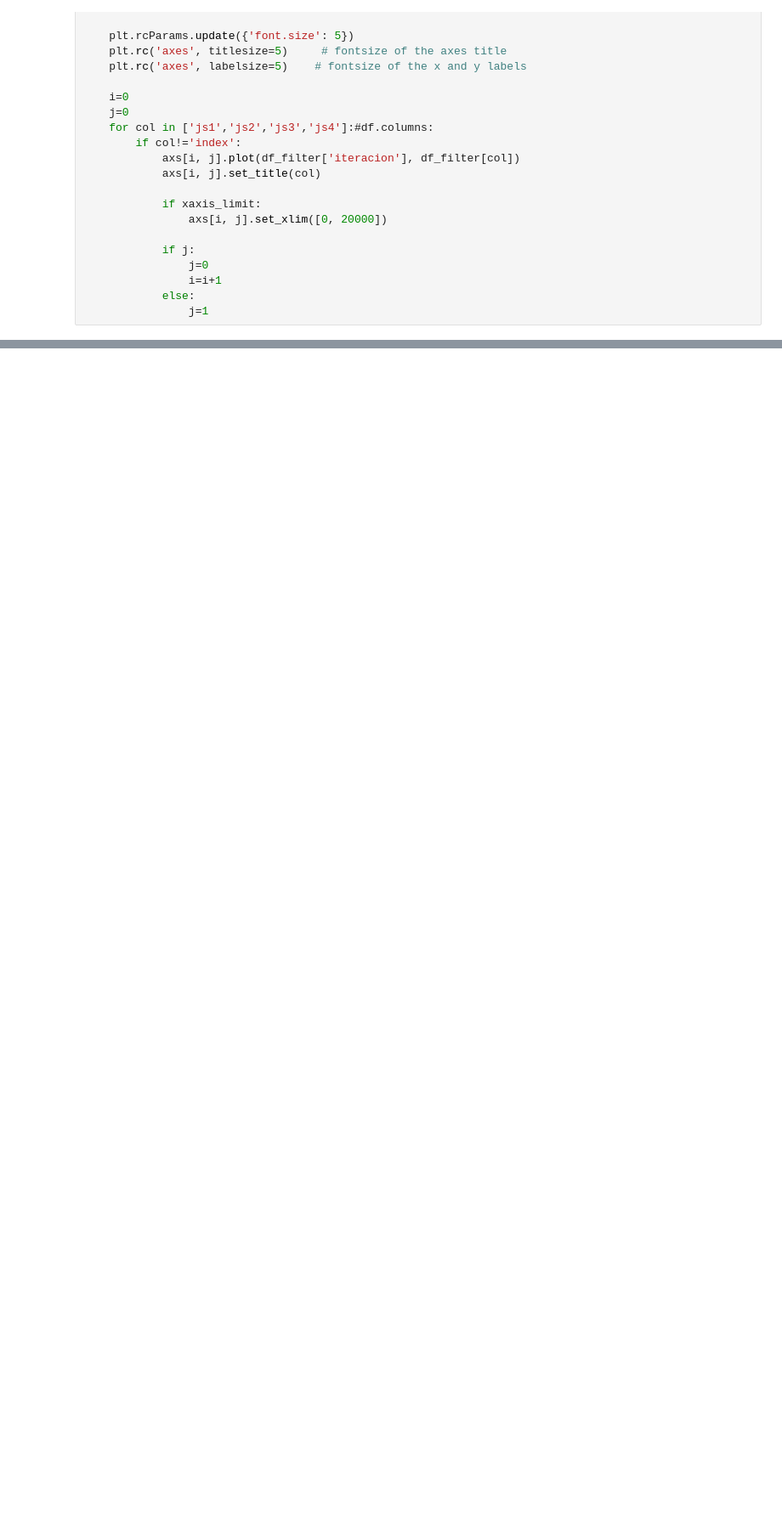
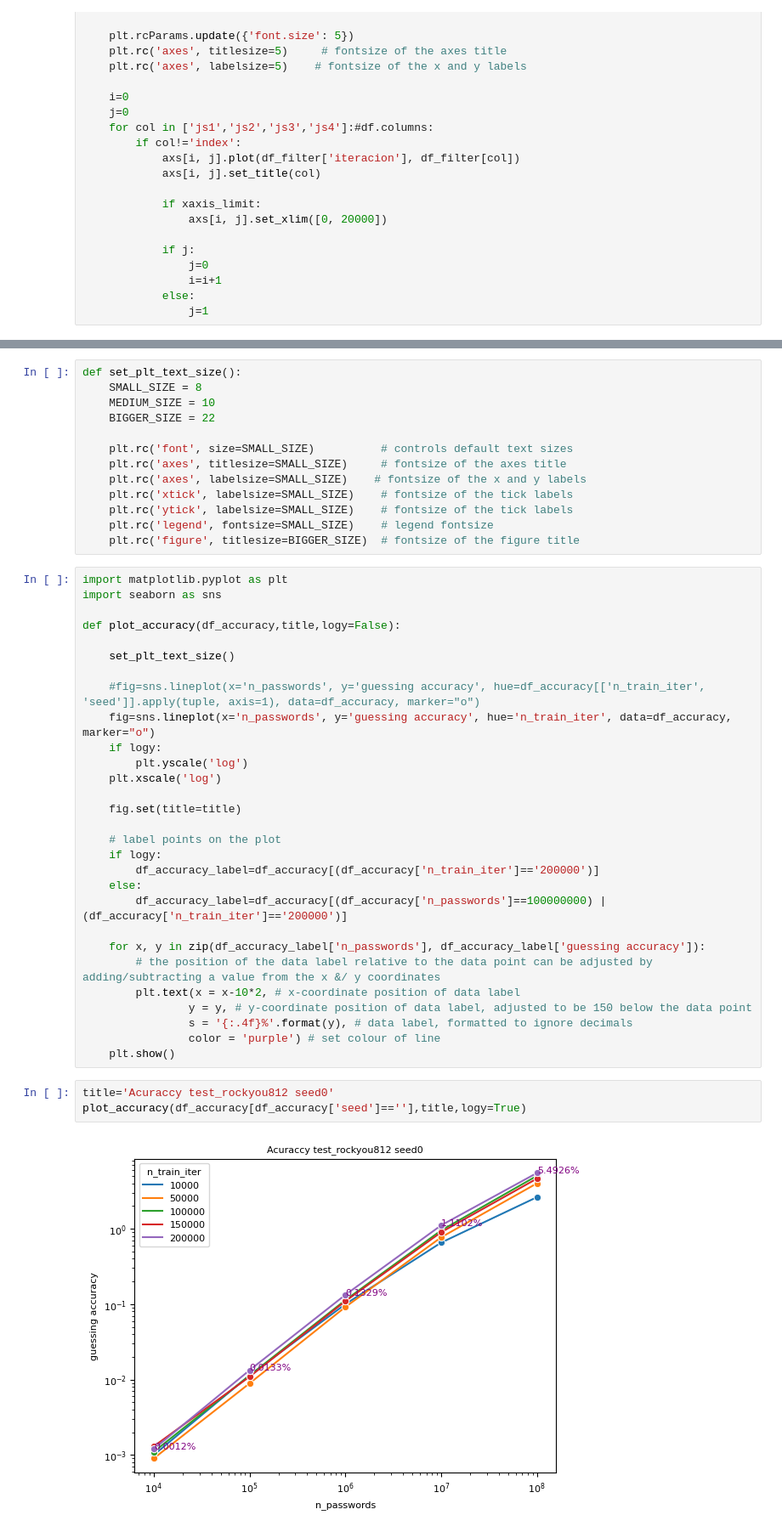
Before and after one commit to Alexrgg/GNPassGAN, a Jupyter notebook: read_logs.ipynb, the cells around one changed output, grey strips where cells are left out. Shown at 85% size. Drawn from its saved outputs; the diff is of its cells as text; blank space fills up the shorter version.

Commit message:
Generadas contraseñas y analizado el accuracy

```diff
--- a/read_logs.ipynb
+++ b/read_logs.ipynb
@@ -133,0 +152,47 @@ plot_js(df_filter_orig,xaxis_limit=True)
+# %%
+def set_plt_text_size():
+    SMALL_SIZE = 8
+    MEDIUM_SIZE = 10
+    BIGGER_SIZE = 22
+
+    plt.rc('font', size=SMALL_SIZE)          # controls default text sizes
+    plt.rc('axes', titlesize=SMALL_SIZE)     # fontsize of the axes title
+    plt.rc('axes', labelsize=SMALL_SIZE)    # fontsize of the x and y labels
+    plt.rc('xtick', labelsize=SMALL_SIZE)    # fontsize of the tick labels
+    plt.rc('ytick', labelsize=SMALL_SIZE)    # fontsize of the tick labels
+    plt.rc('legend', fontsize=SMALL_SIZE)    # legend fontsize
+    plt.rc('figure', titlesize=BIGGER_SIZE)  # fontsize of the figure title
+# %%
+import matplotlib.pyplot as plt
+import seaborn as sns
+
+def plot_accuracy(df_accuracy,title,logy=False):
+
+    set_plt_text_size()
+
+    #fig=sns.lineplot(x='n_passwords', y='guessing accuracy', hue=df_accuracy[['n_train_iter', 'seed']].apply(tuple, axis=1), data=df_accuracy, marker="o")
+    fig=sns.lineplot(x='n_passwords', y='guessing accuracy', hue='n_train_iter', data=df_accuracy, marker="o")
+    if logy:
+        plt.yscale('log')
+    plt.xscale('log')
+
+    fig.set(title=title)
+
+    # label points on the plot
+    if logy:
+        df_accuracy_label=df_accuracy[(df_accuracy['n_train_iter']=='200000')]
+    else:
+        df_accuracy_label=df_accuracy[(df_accuracy['n_passwords']==100000000) | (df_accuracy['n_train_iter']=='200000')]
+
+    for x, y in zip(df_accuracy_label['n_passwords'], df_accuracy_label['guessing accuracy']):
+        # the position of the data label relative to the data point can be adjusted by adding/subtracting a value from the x &/ y coordinates
+        plt.text(x = x-10*2, # x-coordinate position of data label
+                y = y, # y-coordinate position of data label, adjusted to be 150 below the data point
+                s = '{:.4f}%'.format(y), # data label, formatted to ignore decimals
+                color = 'purple') # set colour of line
+    plt.show()
+# %%
+title='Acuraccy test_rockyou812 seed0'
+plot_accuracy(df_accuracy[df_accuracy['seed']==''],title,logy=True)
+# %% [output]
+[figure, added]
```
Also changed, not shown: parts of 13 cells of this notebook, 14 other files.
